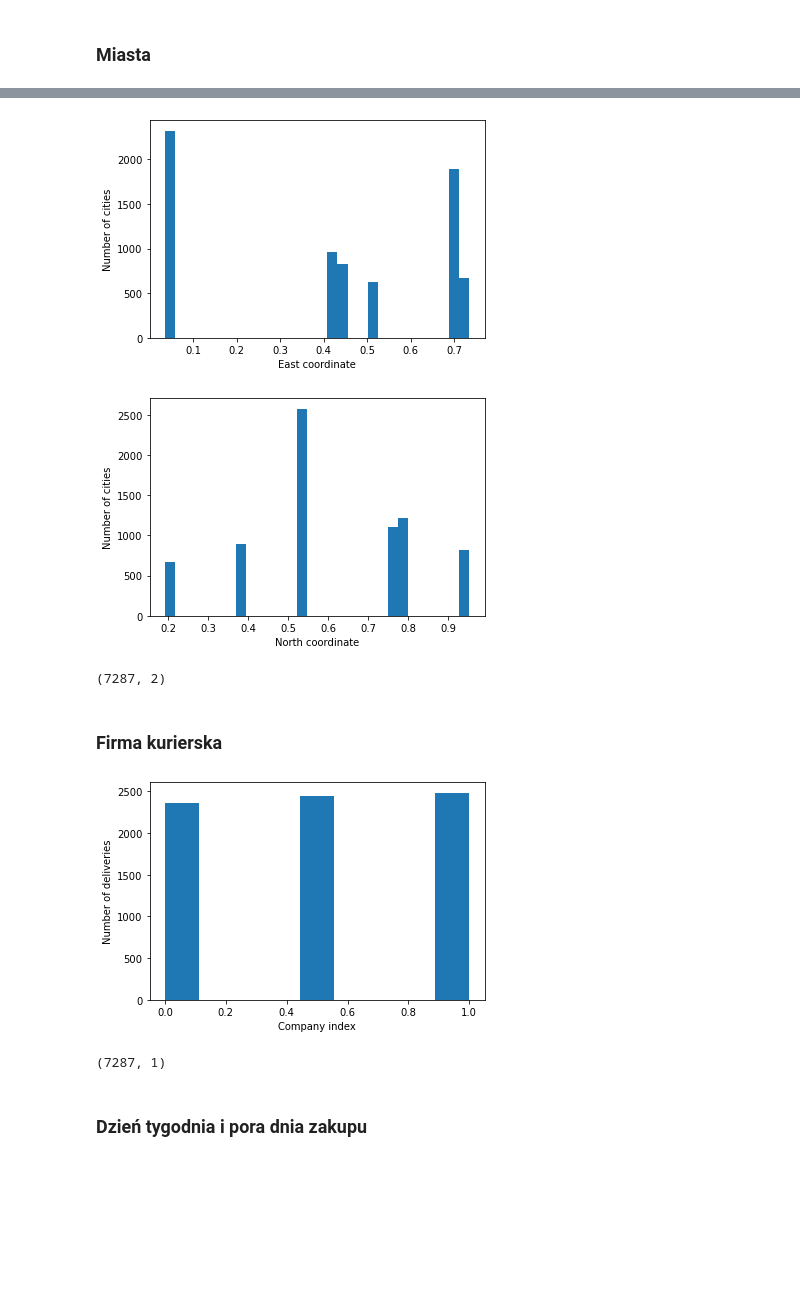
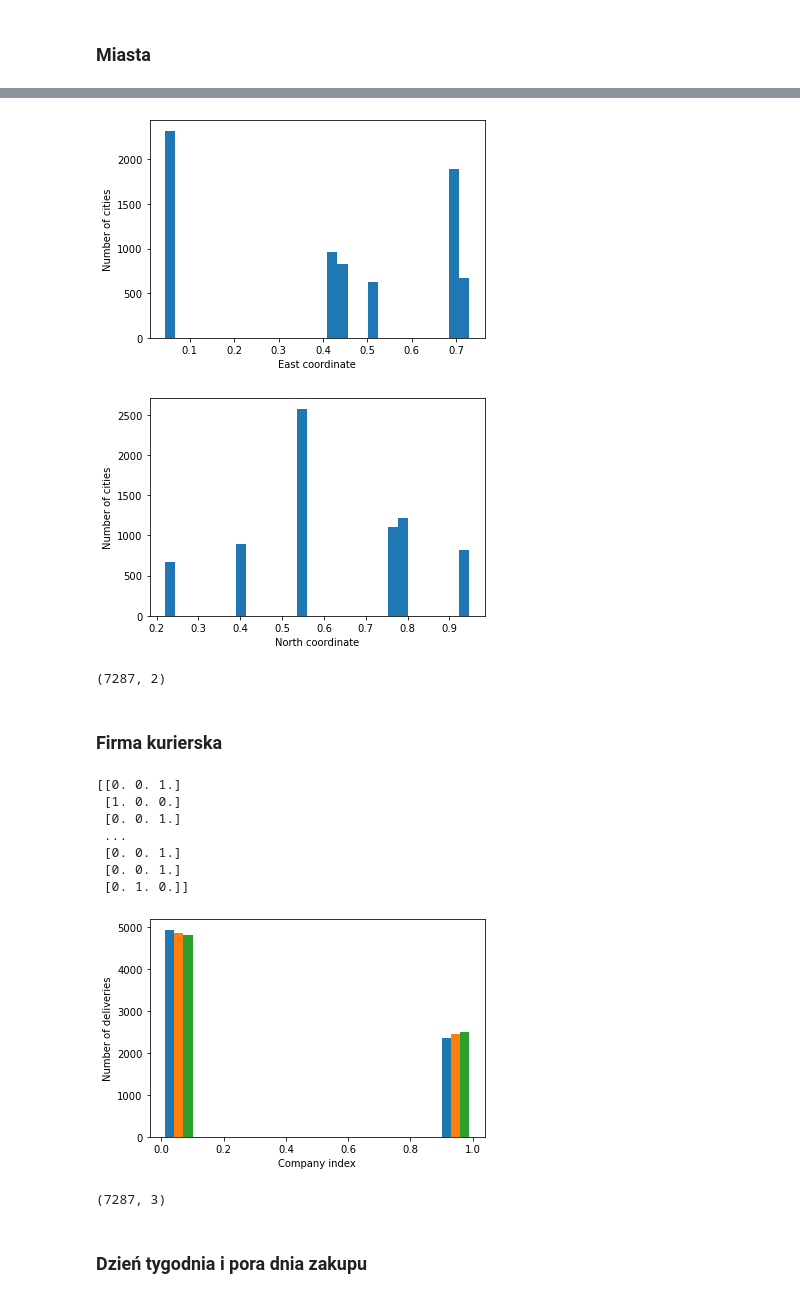
Before and after one commit to plibera/IUM_Project, a Jupyter notebook: models.ipynb, the cells around one changed output, grey strips where cells are left out. Saved outputs shown, nothing was run; the diff lists cells and outputs as text; code cells hidden in the pictures; blank space fills up the shorter version.

```diff
--- a/models.ipynb
+++ b/models.ipynb
@@ -113,10 +113,10 @@ extendedDataDF
 # Read cities coordinates from csv file
 # Strip cities names of whitespaces and convert coordinates to floats [degrees] by dividing minutes by 60
 # City data contains few cities outside Poland, so we skip them using the following bounds
-minEastCoord = 14
-maxEastCoord = 24.2
+minEastCoord = 14.11
+maxEastCoord = 24.15
 minNorthCoord = 49
-maxNorthCoord = 55
+maxNorthCoord = 54.84
 
 cityDatabaseNames = []
 cityDatabaseCoords = []
@@ -144,14 +144,8 @@ with open(citiesPath, newline='') as csvfile:
 #Convert to numpy
 citiesCoordinatesDataArray = np.array(cityDatabaseCoords)
 
-# Normalize coordinates in the given range
-minEast = min(citiesCoordinatesDataArray[:, 0])
-maxEast = max(citiesCoordinatesDataArray[:, 0])
-minNorth = min(citiesCoordinatesDataArray[:, 1])
-maxNorth = max(citiesCoordinatesDataArray[:, 1])
-
-citiesCoordinatesDataArray[:, 0] = (citiesCoordinatesDataArray[:, 0]-minEast)/(maxEast-minEast)
-citiesCoordinatesDataArray[:, 1] = (citiesCoordinatesDataArray[:, 1]-minNorth)/(maxNorth-minNorth)
+citiesCoordinatesDataArray[:, 0] = (citiesCoordinatesDataArray[:, 0]-minEastCoord)/(maxEastCoord-minEastCoord)
+citiesCoordinatesDataArray[:, 1] = (citiesCoordinatesDataArray[:, 1]-minNorthCoord)/(maxNorthCoord-minNorthCoord)
 
 plt.hist(citiesCoordinatesDataArray[:,0], bins=30, density=False)
 plt.xlabel("East coordinate")
@@ -186,26 +180,36 @@ plt.show()
 
 print(cityCoordAttribute.shape)
 # %% [output]
-[figure, old version]
+[figure, new version]
-[figure, old version]
+[figure, new version]
 (7287, 2)
 # %% [markdown]
 ### Firma kurierska
 # %%
 companiesNames = pysqldf("SELECT delivery_company FROM projectedDataDF;").to_numpy()
 distinctCompaniesNames = np.unique(companiesNames)
-companyAttribute = np.where(companiesNames == distinctCompaniesNames)[1] / (len(distinctCompaniesNames)-1)
+companyAttribute = np.zeros(shape=(len(companiesNames), len(distinctCompaniesNames)))
 
+for i in range(len(companiesNames)):
+    companyAttribute[i, np.where(companiesNames[i] == distinctCompaniesNames)[0]] = 1
+
+print(companyAttribute)
 plt.hist(companyAttribute, bins=9, density=False)
 plt.xlabel("Company index")
 plt.ylabel("Number of deliveries")
 plt.show()
 
-companyAttribute = np.reshape(companyAttribute, (-1, 1))
 print(companyAttribute.shape)
 # %% [output]
+[[0. 0. 1.]
+ [1. 0. 0.]
+ [0. 0. 1.]
+ ...
+ [0. 0. 1.]
+ [0. 0. 1.]
+ [0. 1. 0.]]
-[figure, old version]
+[figure, new version]
-(7287, 1)
+(7287, 3)
 # %% [markdown]
 ### Dzień tygodnia i pora dnia zakupu
 # %%
```
Also changed, not shown: parts of 14 cells of this notebook.
